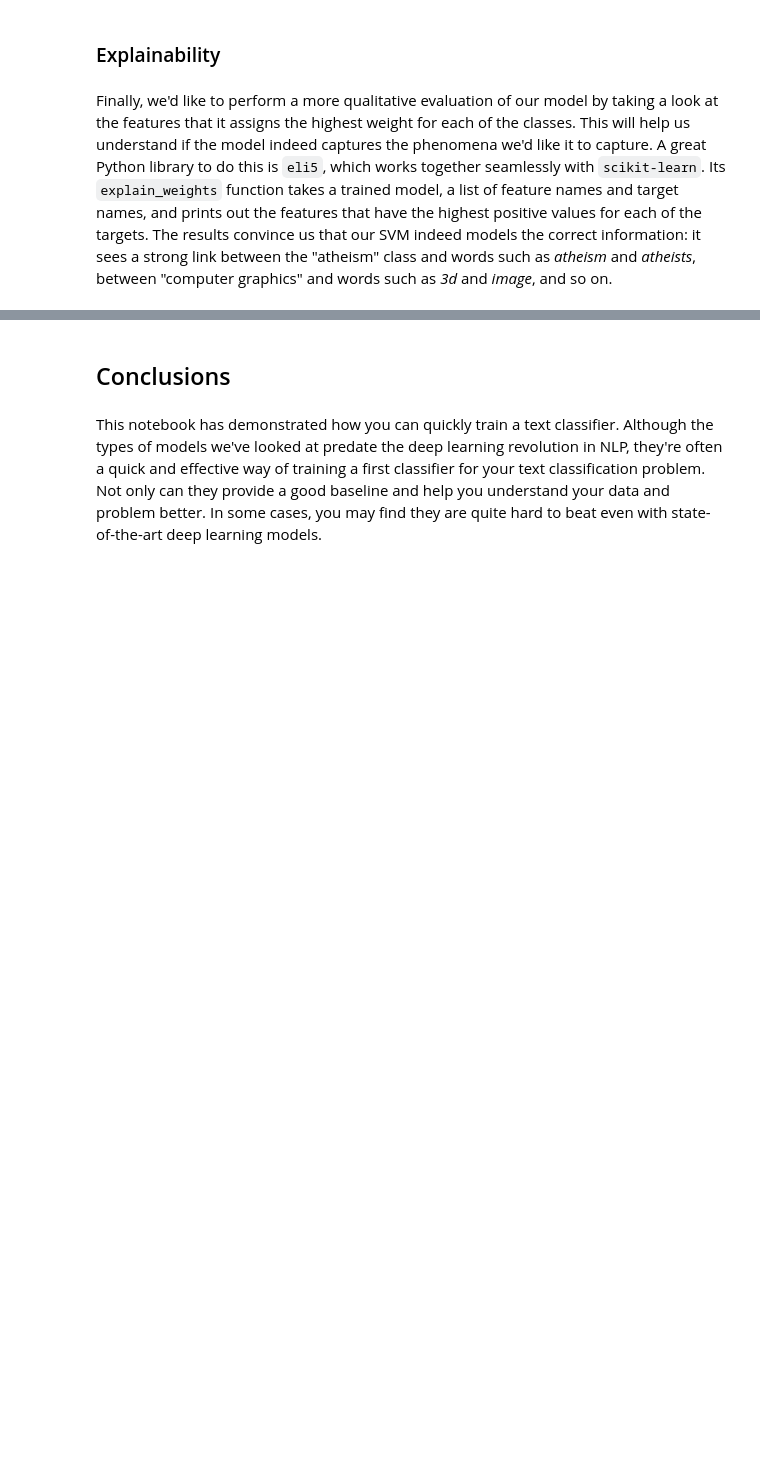
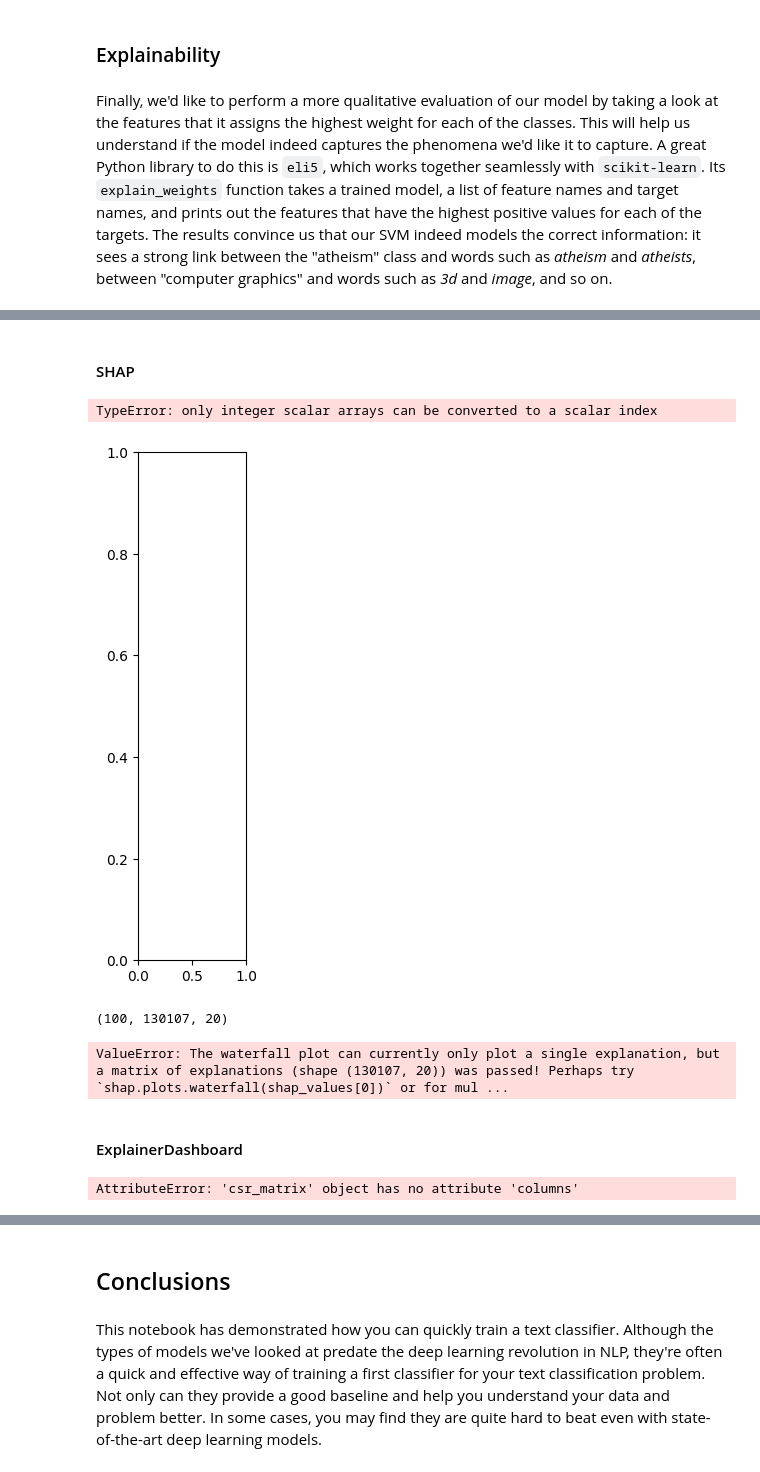
Before and after one commit to zcasanova/datascience, a Jupyter notebook: Traditional text classification with Scikit-learn.ipynb, the cells around one changed output, grey strips where cells are left out. Saved outputs shown, nothing was run; the diff lists cells and outputs as text; code cells hidden in the pictures; blank space fills up the shorter version.

```diff
--- a/Traditional text classification with Scikit-learn.ipynb
+++ b/Traditional text classification with Scikit-learn.ipynb
@@ -99,17 +79,18 @@ We train our three classifiers in Scikit-learn with the `fit` method, giving it
 from sklearn.naive_bayes import MultinomialNB
 from sklearn.linear_model import LogisticRegression
 from sklearn.svm import LinearSVC
+from sklearn.linear_model import SGDClassifier
 
 nb_classifier = MultinomialNB()
-svm_classifier = LinearSVC()
+svm_classifier = SGDClassifier(loss='hinge', random_state=42)
 lr_classifier = LogisticRegression(multi_class="ovr")
 
-print("Training Naive Bayes classifier...")
-nb_classifier.fit(train_preprocessed, train_data.target)
+# print("Training Naive Bayes classifier...")
+# nb_classifier.fit(train_preprocessed, train_data.target)
 
 print("Training SVM classifier...")
 svm_classifier.fit(train_preprocessed, train_data.target)
 
-print("Training Logistic Regression classifier...")
-lr_classifier.fit(train_preprocessed, train_data.target)
+# print("Training Logistic Regression classifier...")
+# lr_classifier.fit(train_preprocessed, train_data.target)
 # %% [output]
@@ -253,3 +224,7 @@ plt.xticks(rotation=90)
 ### Explainability
 # %% [markdown]
 Finally, we'd like to perform a more qualitative evaluation of our model by taking a look at the features that it assigns the highest weight for each of the classes. This will help us understand if the model indeed captures the phenomena we'd like it to capture. A great Python library to do this is `eli5`, which works together seamlessly with `scikit-learn`. Its `explain_weights` function takes a trained model, a list of feature names and target names, and prints out the features that have the highest positive values for each of the targets. The results convince us that our SVM indeed models the correct information: it sees a strong link between the "atheism" class and words such as _atheism_ and _atheists_, between "computer graphics" and words such as _3d_ and _image_, and so on.
+# %%
+num_samples = 100  # Adjust the number as needed
+subset_indices = np.random.choice(test_preprocessed.shape[0], num_samples, replace=False)
+subset_test_preprocessed = test_preprocessed[subset_indices]
@@ -282,0 +266,2 @@ eli5.explain_weights(svm_best.best_estimator_,
+# %% [markdown]
+#### SHAP
@@ -282,0 +270,27 @@ eli5.explain_weights(svm_best.best_estimator_,
+# %%
+import shap
+explainer = shap.Explainer(svm_classifier, train_preprocessed)
+# %%
+
+
+# Explain the predictions on the test set
+shap_values = explainer(subset_test_preprocessed)
+# %%
+# Step 3: Visualize the SHAP values
+# Plot the summary plot for a high-level overview of feature importance
+shap.summary_plot(shap_values, subset_test_preprocessed)
+# %% [output]
+TypeError: only integer scalar arrays can be converted to a scalar index
+[figure, added]
+# %%
+shap_values.shape
+# %% [output]
+(100, 130107, 20)
+# %%
+
+# Plot the SHAP values for a single prediction (e.g., the first prediction)
+shap.plots.waterfall(shap_values[0])
+# %% [output]
+ValueError: The waterfall plot can currently only plot a single explanation, but a matrix of explanations (shape (130107, 20)) was passed! Perhaps try `shap.plots.waterfall(shap_values[0])` or for mul ...
+# %% [markdown]
+#### ExplainerDashboard
@@ -282,0 +299,10 @@ eli5.explain_weights(svm_best.best_estimator_,
+# %%
+from explainerdashboard import ClassifierExplainer, ExplainerDashboard
+
+# Create an explainer object
+explainer = ClassifierExplainer(svm_classifier, subset_test_preprocessed, test_data.target)
+
+# Launch the dashboard
+ExplainerDashboard(explainer).run()
+# %% [output]
+AttributeError: 'csr_matrix' object has no attribute 'columns'
```
Also changed, not shown: parts of 18 cells of this notebook.
